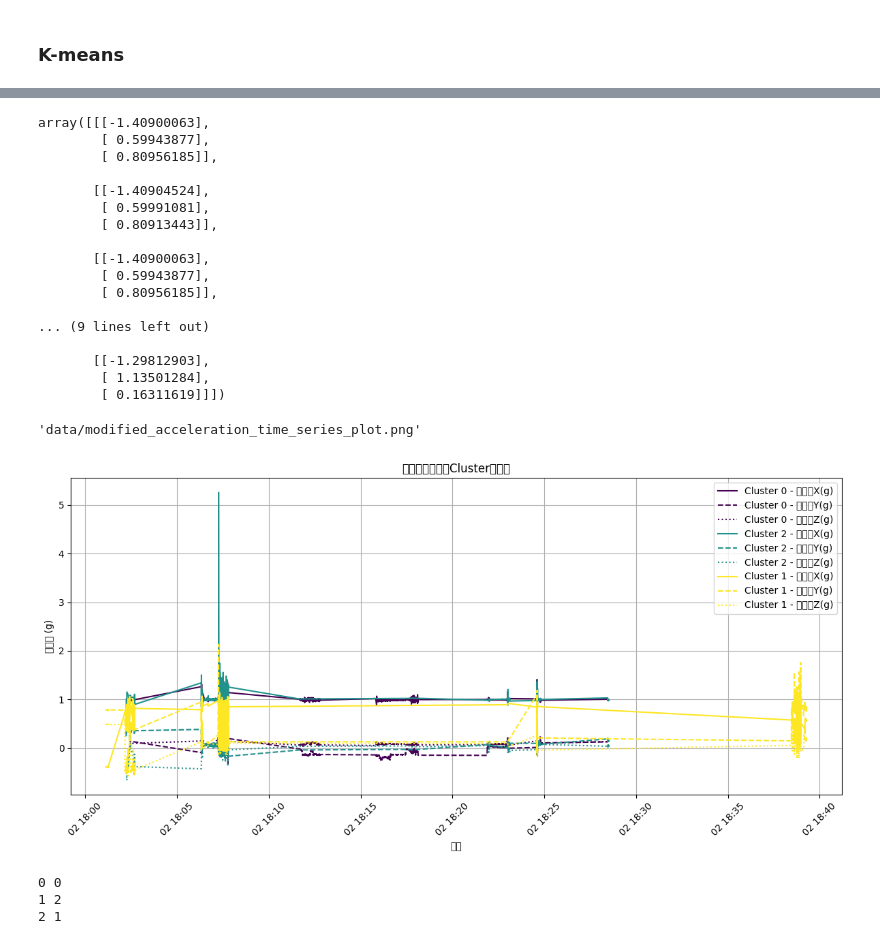
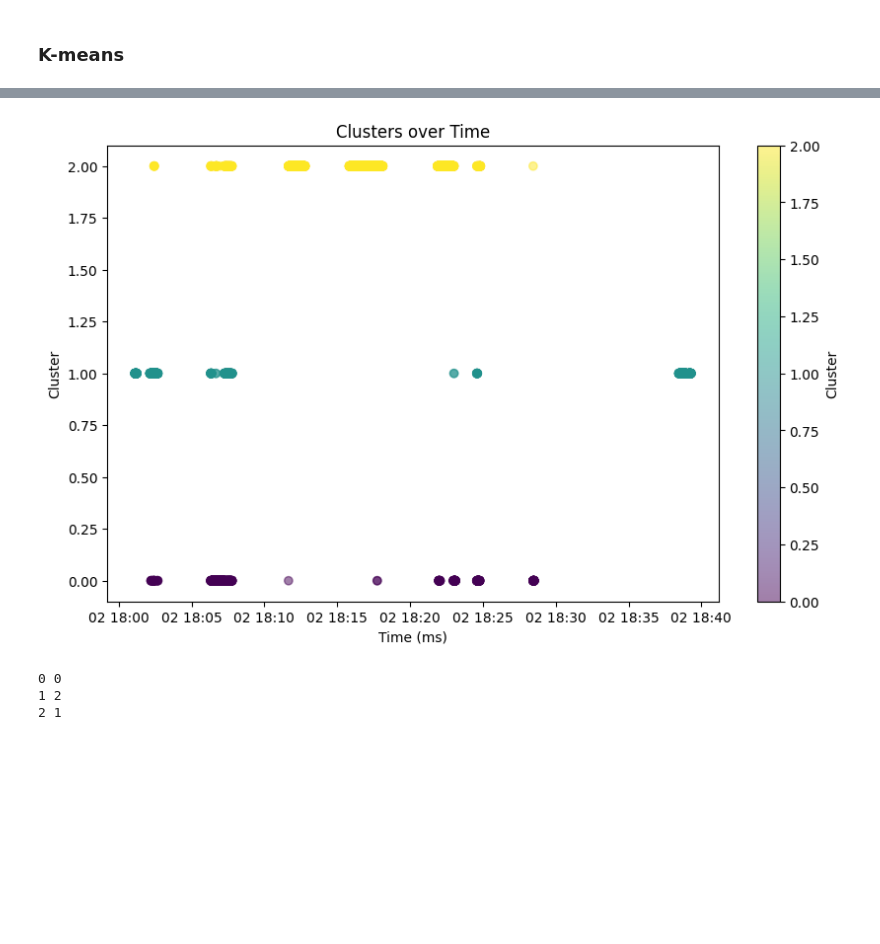
Before and after one commit to bill-unitech2021/motion_recognition_with_sensor_data, a Jupyter notebook: motion_analysis.ipynb, the cells around one changed output, grey strips where cells are left out. Cells and saved outputs as stored; diff of their text form; code cells hidden in the pictures; blank space fills up the shorter version.

```diff
--- a/motion_analysis.ipynb
+++ b/motion_analysis.ipynb
@@ -136,60 +121,21 @@ data.head()
 # %%
 data.to_csv('data/20240102180106_clustered.txt', sep='\t', index=False)
-# %%
-scaled_data
-# %% [output]
-array([[[-1.40900063],
-        [ 0.59943877],
-        [ 0.80956185]],
-
-       [[-1.40904524],
-        [ 0.59991081],
-        [ 0.80913443]],
-
-       [[-1.40900063],
-        [ 0.59943877],
-        [ 0.80956185]],
-
-... (9 lines left out)
-
-       [[-1.29812903],
-        [ 1.13501284],
-        [ 0.16311619]]])
-# %%
-# To modify the plot by adding annotations based on the 'Cluster' column and using different colors,
-# we need to plot each cluster separately.
-
-# Getting unique clusters
-clusters = data['Cluster'].unique()
-
-# Creating a color map for different clusters
-colors = plt.cm.get_cmap('viridis', len(clusters))
-
-plt.figure(figsize=(12, 6))
-
-# Plotting each cluster with a different color
-for i, cluster in enumerate(clusters):
-    cluster_df = df[df['Cluster'] == cluster]
-    plt.plot(cluster_df['时间'], cluster_df['加速度X(g)'], label=f'Cluster {cluster} - 加速度X(g)', color=colors(i))
-    plt.plot(cluster_df['时间'], cluster_df['加速度Y(g)'], label=f'Cluster {cluster} - 加速度Y(g)', color=colors(i), linestyle='--')
-    plt.plot(cluster_df['时间'], cluster_df['加速度Z(g)'], label=f'Cluster {cluster} - 加速度Z(g)', color=colors(i), linestyle=':')
-
-plt.xlabel('时间')
-plt.ylabel('加速度 (g)')
-plt.title('加速度随时间和Cluster的变化')
-plt.legend()
-plt.grid(True)
-plt.xticks(rotation=45)
-plt.tight_layout()
-
-# Save the modified plot to a file
-modified_plot_path = 'data/modified_acceleration_time_series_plot.png'
-plt.savefig(modified_plot_path)
-
-modified_plot_path
-# %% [output]
-'data/modified_acceleration_time_series_plot.png'
-[figure, removed]
+# %%
+import matplotlib.pyplot as plt
+
+# Load the clustered data
+data_clustered
+
+# Create a scatter plot
+plt.figure(figsize=(10,6))
+scatter = plt.scatter(data_clustered['Time'], data_clustered['Cluster'], c=data_clustered['Cluster'], alpha=0.5)
+plt.title('Clusters over Time')
+plt.xlabel('Time (ms)')
+plt.ylabel('Cluster')
+plt.colorbar(scatter, label='Cluster')
+plt.show()
+# %% [output]
+[figure, added]
 # %%
 for i, k in enumerate(clusters):
     print(i, k)
```
Also changed, not shown: parts of 6 cells of this notebook.
